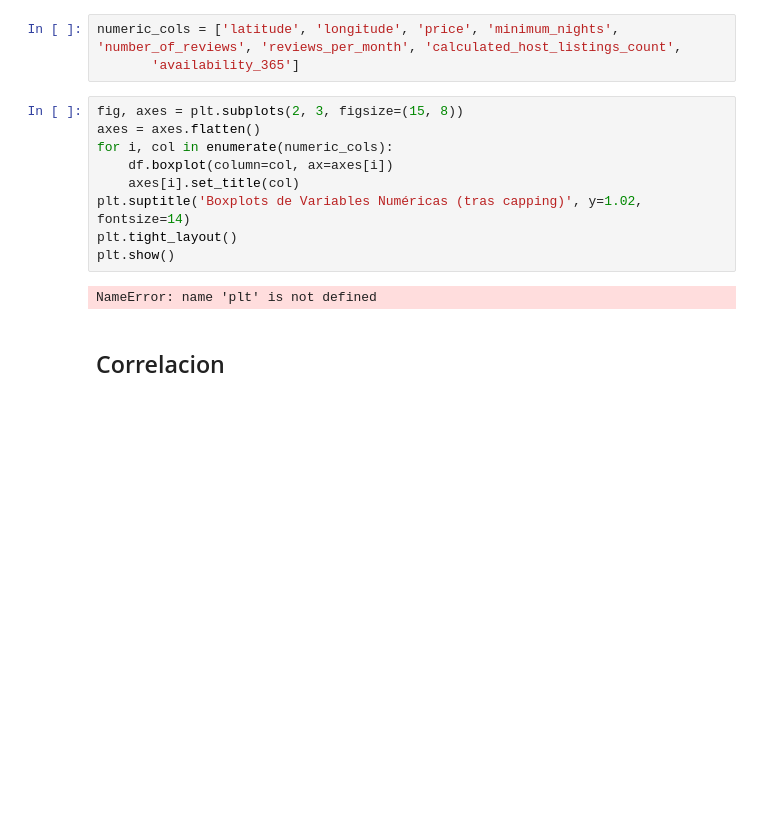
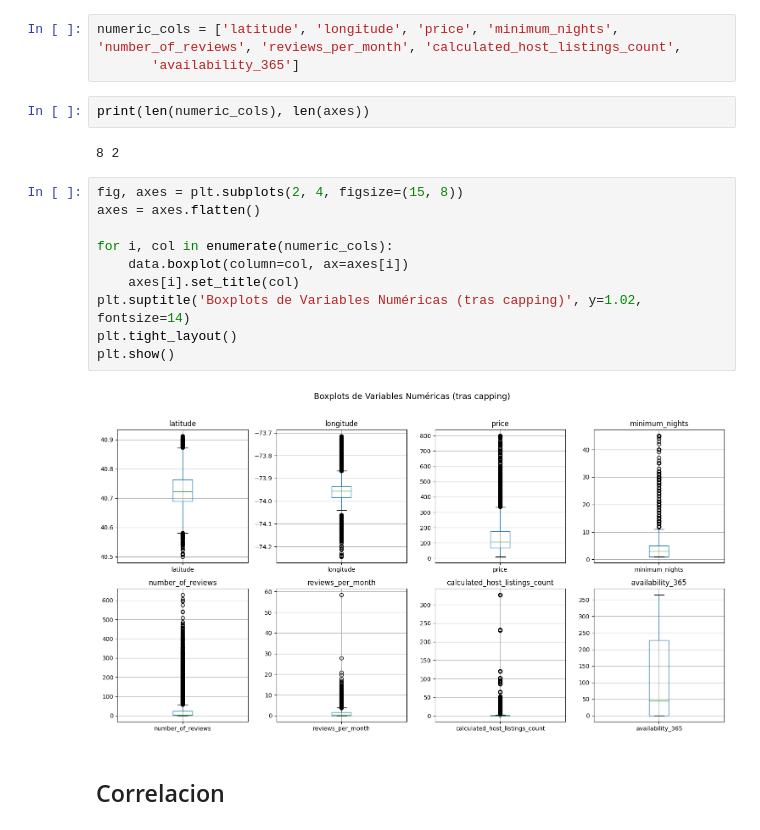
Before and after one commit to 4GeeksAcademy/alejandroantoniogutierrez-intro-ml, a Jupyter notebook: src/00.Eda_AIRBNB.IPYNB, the cells around one changed output. Drawn from its saved outputs; the diff is of its cells as text; blank space fills up the shorter version.

```diff
--- a/src/00.Eda_AIRBNB.IPYNB
+++ b/src/00.Eda_AIRBNB.IPYNB
@@ -450,17 +450,22 @@ minimum_nights máximo tras capping: 45
 # %%
 numeric_cols = ['latitude', 'longitude', 'price', 'minimum_nights', 'number_of_reviews', 'reviews_per_month', 'calculated_host_listings_count',
        'availability_365']
+# %%
+print(len(numeric_cols), len(axes))
+# %% [output]
+8 2
 # %%
-fig, axes = plt.subplots(2, 3, figsize=(15, 8))
+fig, axes = plt.subplots(2, 4, figsize=(15, 8))
 axes = axes.flatten()
+
 for i, col in enumerate(numeric_cols):
-    df.boxplot(column=col, ax=axes[i])
+    data.boxplot(column=col, ax=axes[i])
     axes[i].set_title(col)
 plt.suptitle('Boxplots de Variables Numéricas (tras capping)', y=1.02, fontsize=14)
 plt.tight_layout()
 plt.show()
 # %% [output]
-NameError: name 'plt' is not defined
+[figure, added]
 # %% [markdown]
 ## Correlacion
 # %%
```
Also changed, not shown: parts of 11 cells of this notebook.
